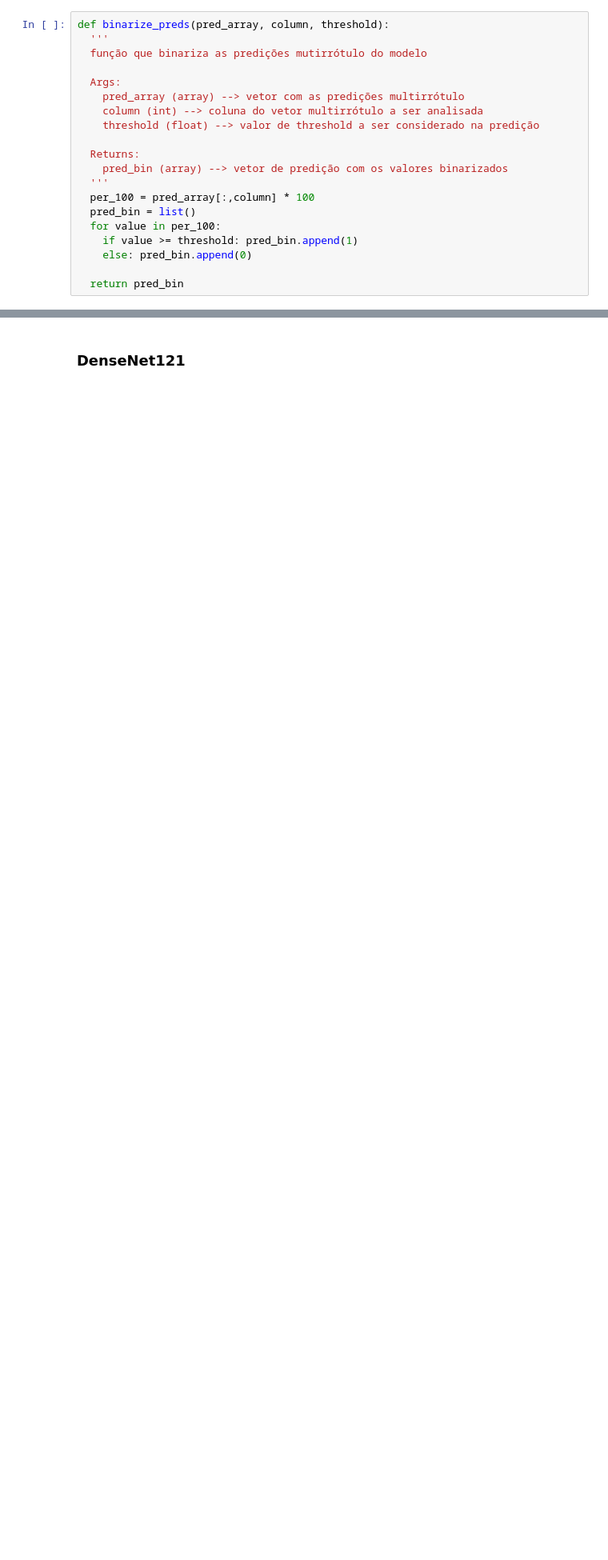
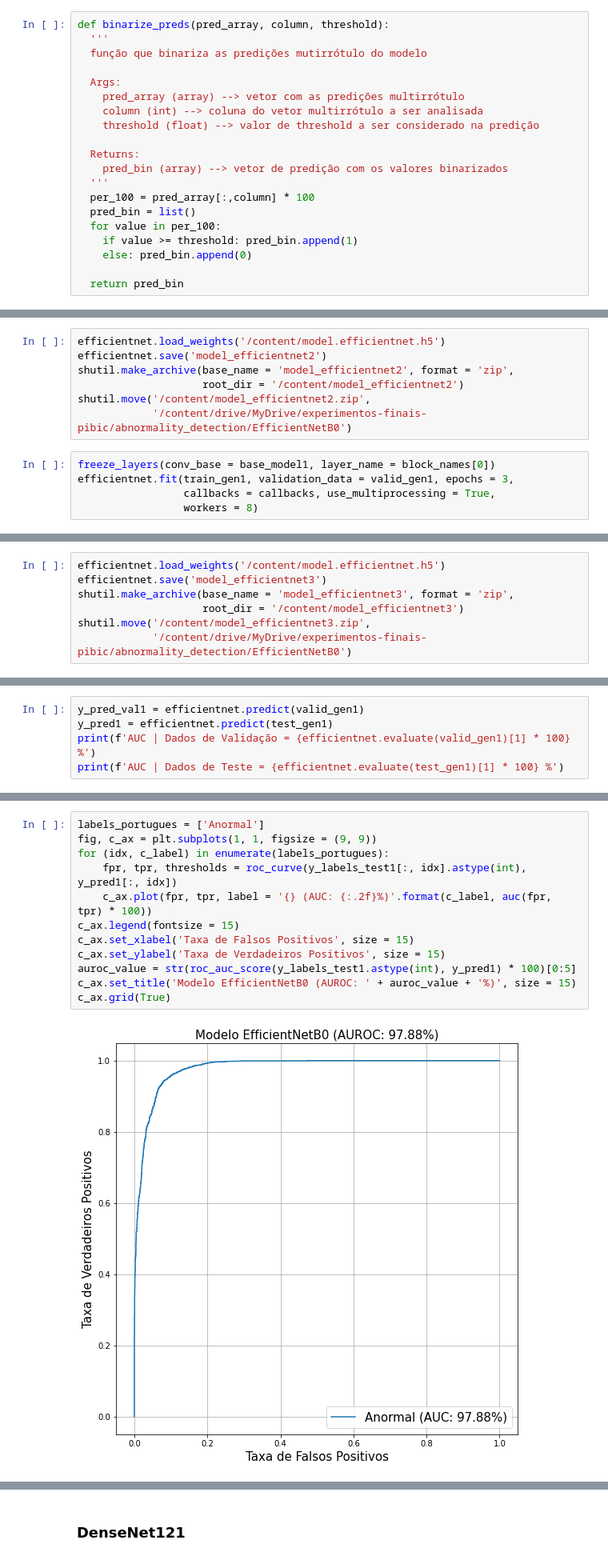
Before and after one commit to Alyssonmach/cnn-lung-diseases, a Jupyter notebook: experiments/second-paper/abnormality_detection.ipynb, the cells around one changed output, grey strips where cells are left out. Shown at 80% size. Cells and saved outputs as stored; diff of their text form; blank space fills up the shorter version.

```diff
--- a/experiments/second-paper/abnormality_detection.ipynb
+++ b/experiments/second-paper/abnormality_detection.ipynb
@@ -312,0 +383,12 @@ def binarize_preds(pred_array, column, threshold):
+# %%
+efficientnet.load_weights('/content/model.efficientnet.h5')
+efficientnet.save('model_efficientnet2')
+shutil.make_archive(base_name = 'model_efficientnet2', format = 'zip',
+                    root_dir = '/content/model_efficientnet2')
+shutil.move('/content/model_efficientnet2.zip',
+            '/content/drive/MyDrive/experimentos-finais-pibic/abnormality_detection/EfficientNetB0')
+# %%
+freeze_layers(conv_base = base_model1, layer_name = block_names[0])
+efficientnet.fit(train_gen1, validation_data = valid_gen1, epochs = 3,
+                 callbacks = callbacks, use_multiprocessing = True,
+                 workers = 8)
@@ -312,0 +406,7 @@ def binarize_preds(pred_array, column, threshold):
+# %%
+efficientnet.load_weights('/content/model.efficientnet.h5')
+efficientnet.save('model_efficientnet3')
+shutil.make_archive(base_name = 'model_efficientnet3', format = 'zip',
+                    root_dir = '/content/model_efficientnet3')
+shutil.move('/content/model_efficientnet3.zip',
+            '/content/drive/MyDrive/experimentos-finais-pibic/abnormality_detection/EfficientNetB0')
@@ -312,0 +416,5 @@ def binarize_preds(pred_array, column, threshold):
+# %%
+y_pred_val1 = efficientnet.predict(valid_gen1)
+y_pred1 = efficientnet.predict(test_gen1)
+print(f'AUC | Dados de Validação = {efficientnet.evaluate(valid_gen1)[1] * 100} %')
+print(f'AUC | Dados de Teste = {efficientnet.evaluate(test_gen1)[1] * 100} %')
@@ -312,0 +426,14 @@ def binarize_preds(pred_array, column, threshold):
+# %%
+labels_portugues = ['Anormal']
+fig, c_ax = plt.subplots(1, 1, figsize = (9, 9))
+for (idx, c_label) in enumerate(labels_portugues):
+    fpr, tpr, thresholds = roc_curve(y_labels_test1[:, idx].astype(int), y_pred1[:, idx])
+    c_ax.plot(fpr, tpr, label = '{} (AUC: {:.2f}%)'.format(c_label, auc(fpr, tpr) * 100))
+c_ax.legend(fontsize = 15)
+c_ax.set_xlabel('Taxa de Falsos Positivos', size = 15)
+c_ax.set_ylabel('Taxa de Verdadeiros Positivos', size = 15)
+auroc_value = str(roc_auc_score(y_labels_test1.astype(int), y_pred1) * 100)[0:5]
+c_ax.set_title('Modelo EfficientNetB0 (AUROC: ' + auroc_value + '%)', size = 15)
+c_ax.grid(True)
+# %% [output]
+[figure, added]
```
Also changed, not shown: parts of 15 cells of this notebook.
